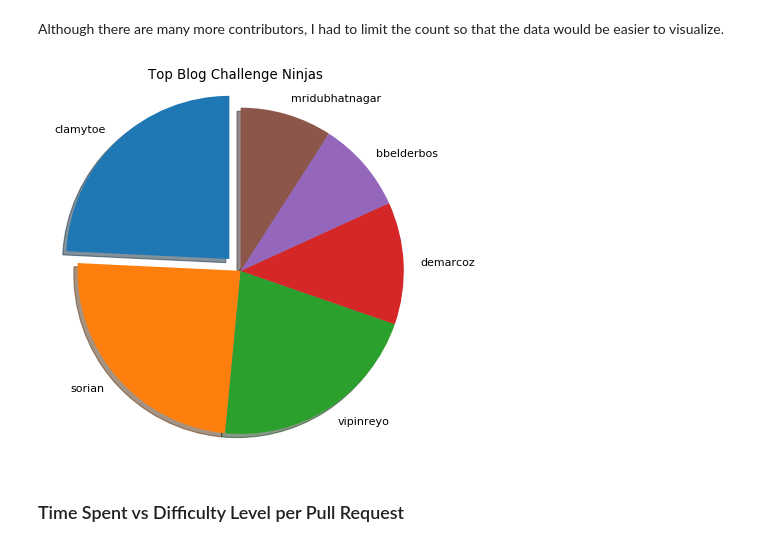
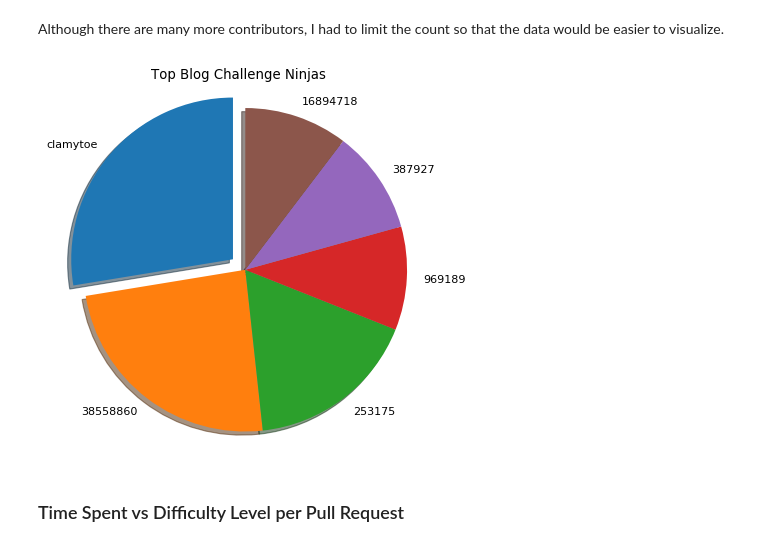
Before and after one commit to pybites/challenges, a Jupyter notebook: 47/clamytoe/Pybites Community Activity.ipynb, the cells around one changed output. Saved outputs shown, nothing was run; the diff lists cells and outputs as text; code cells hidden in the pictures.

Commit message:
Do to privacy concerns, I've used the developer ID's instead of their usernames in the graphs

```diff
--- a/47/clamytoe/Pybites Community Activity.ipynb
+++ b/47/clamytoe/Pybites Community Activity.ipynb
@@ -89,6 +89,7 @@ def parse_data(line):
 # list to store the data
 created = []
 devs = []
+dev_ids = []
 diff_levels = []
 time_spent = []
 
@@ -97,10 +98,12 @@ for event in events:
     if event['type'] == 'PullRequestEvent':
         # developer username
         dev = event['actor']['login']
+        dev_id = event['actor']['id']
         # ignore pybites ;)
         if dev != 'pybites':
-            # store developer username
+            # store developer username and use the id for privacy
             devs.append(dev)
+            dev_ids.append(dev_id)
             # store the date
             created.append(event['created_at'].split('T')[0])
             # parse comment from user for data
@@ -127,7 +130,7 @@ for event in events:
 Now that we have the lists with the data that we parsed, a DataFrame can be created with them.
 # %%
 df = pd.DataFrame({
-    'Developers': devs,
+    'Developers': dev_ids,
     'Difficulty_Levels': diff_levels,
     'Time_Spent': time_spent,
     'Date': created,
@@ -226,0 +231,3 @@ len(created_at)
+# %%
+top_ninja = Counter(devs).most_common(1)[0]
+top_ninja
@@ -260,28 +269,29 @@ Although there are many more contributors, I had to limit the count so that the
 # %%
 # resize graph
 figure(num=None, figsize=(6, 6), dpi=80, facecolor='w', edgecolor='k')
 
 # create labels
 labels = [dev[0] for dev in developers]
+labels[0] = top_ninja[0]
 
 # get a count of the pull requests
 prs = [dev[1] for dev in developers]
 
 # pull out top ninja slice
 explode = [0] * len(developers)
 explode[0] = 0.1
 
 # create the pie chart
 plt.pie(prs, explode=explode, labels=labels, shadow=True, startangle=90)
 
 # add title and center
 plt.axis('equal')
 plt.title('Top Blog Challenge Ninjas')
 
 # show the graphic
 plt.show()
 # %% [output]
-[figure, old version]
+[figure, new version]
 # %% [markdown]
 ### Time Spent vs Difficulty Level per Pull Request
 # %% [markdown]
```
Also changed, not shown: parts of 14 cells of this notebook, 3 other files.
